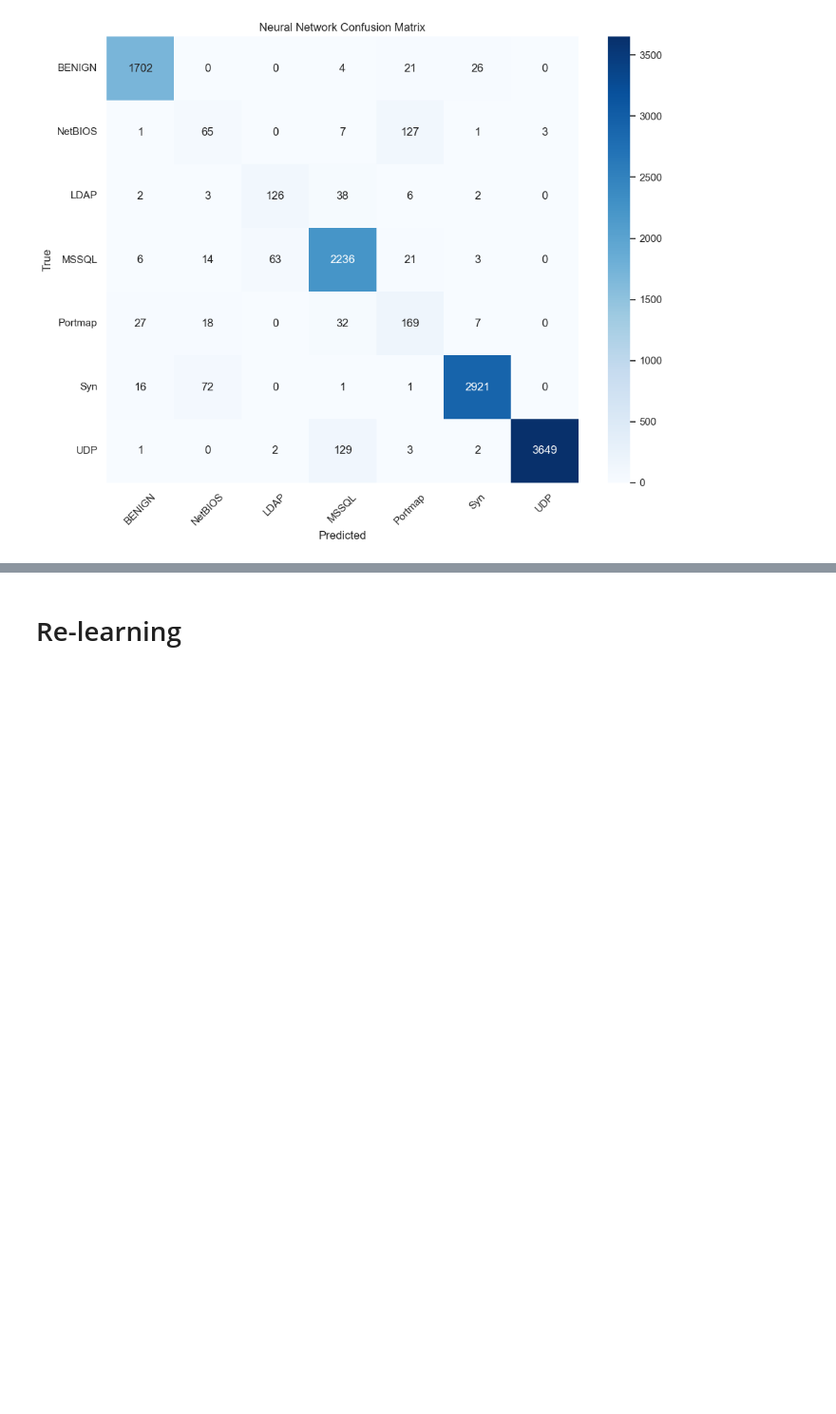
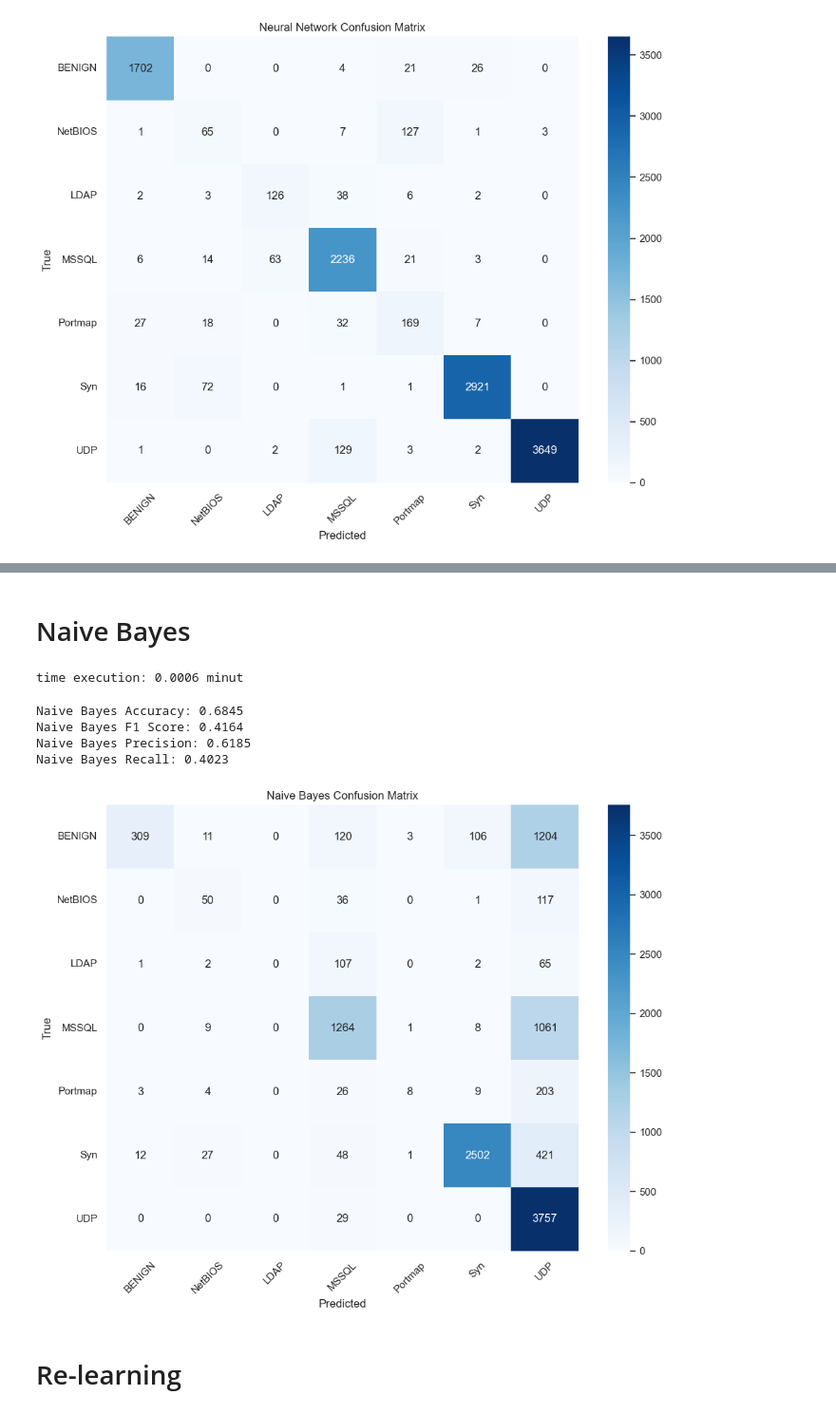
Before and after one commit to DragoBJJ/DDoS-attacks-classification, a Jupyter notebook: DDoSAttacksClassification.ipynb, the cells around one changed output, grey strips where cells are left out. Shown at 95% size. Cells and saved outputs as stored; diff of their text form; code cells hidden in the pictures; blank space fills up the shorter version.

```diff
--- a/DDoSAttacksClassification.ipynb
+++ b/DDoSAttacksClassification.ipynb
@@ -712,0 +757,29 @@ plot_confusion_matrix(Y_test, nn_pred, classes, "Neural Network Confusion Matrix
+# %% [markdown]
+# Naive Bayes
+# %%
+nb_model = GaussianNB()
+
+time_execution(nb_model.fit, X_train, Y_train)
+
+nb_pred = nb_model.predict(X_test)
+# %% [output]
+time execution: 0.0006 minut
+# %%
+nb_accuracy = accuracy_score(Y_test, nb_pred)
+nb_f1 = f1_score(Y_test, nb_pred, average='macro')
+nb_precision = precision_score(Y_test, nb_pred, average='macro')
+nb_recall = recall_score(Y_test, nb_pred, average='macro')
+
+print(f"Naive Bayes Accuracy: {nb_accuracy:.4f}")
+print(f"Naive Bayes F1 Score: {nb_f1:.4f}")
+print(f"Naive Bayes Precision: {nb_precision:.4f}")
+print(f"Naive Bayes Recall: {nb_recall:.4f}")
+# %% [output]
+Naive Bayes Accuracy: 0.6845
+Naive Bayes F1 Score: 0.4164
+Naive Bayes Precision: 0.6185
+Naive Bayes Recall: 0.4023
+# %%
+plot_confusion_matrix(Y_test, nb_pred, classes, "Naive Bayes Confusion Matrix")
+# %% [output]
+[figure, added]
```
Also changed, not shown: parts of 41 cells of this notebook, 1 other file.
